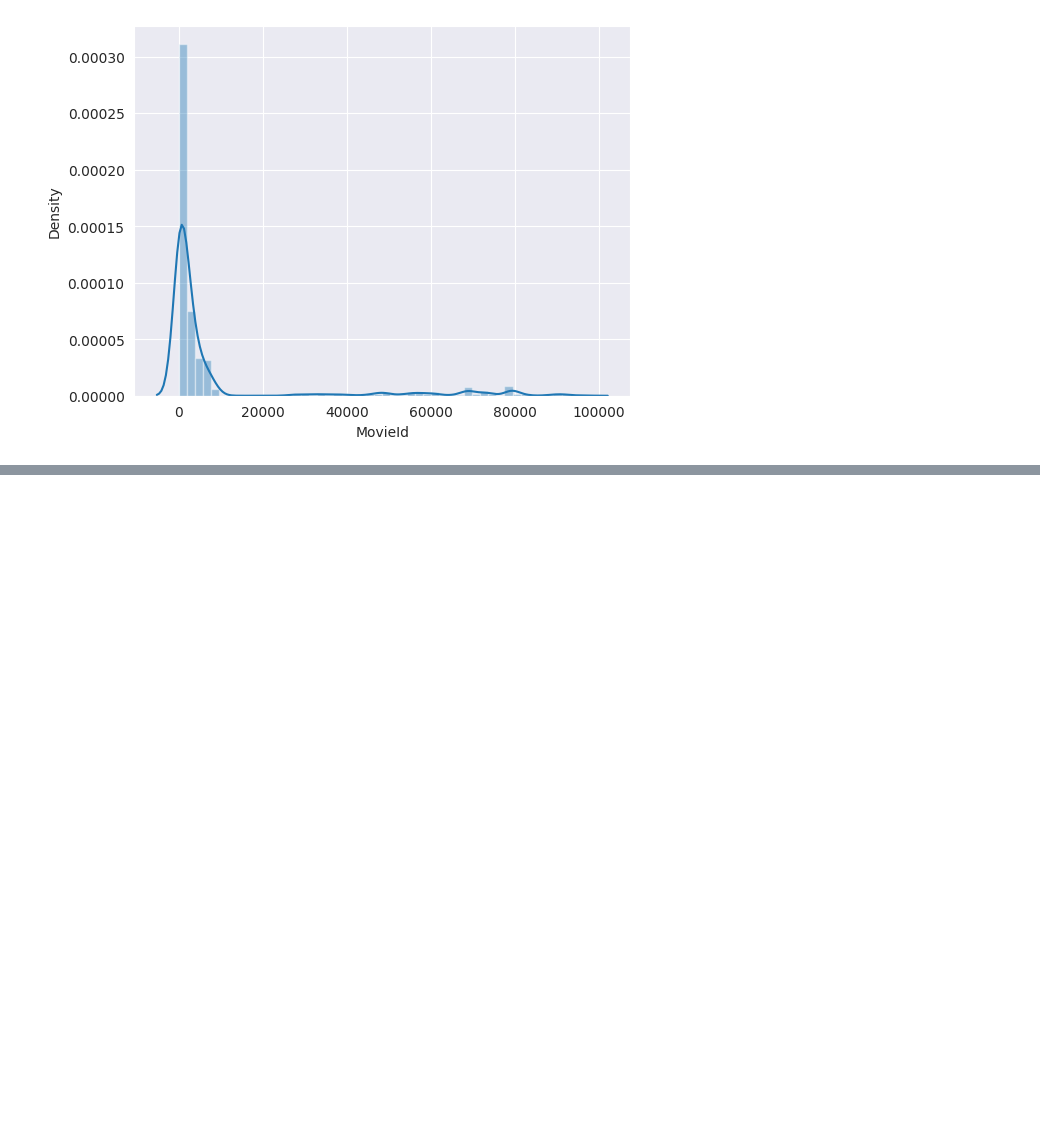
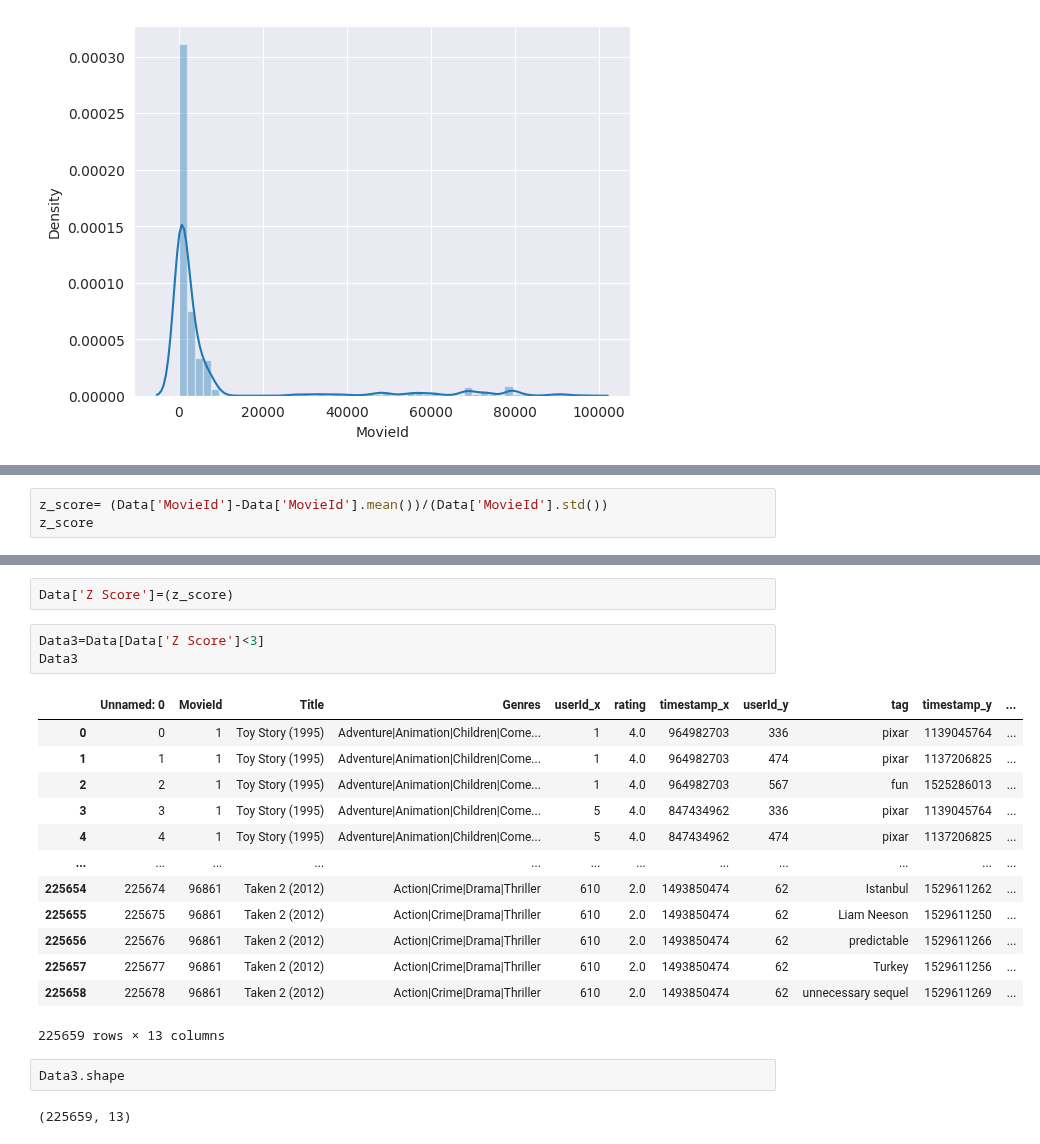
Before and after one commit to HammadAli08/Python-Toolbox, a Jupyter notebook: Outliers.ipynb, the cells around one changed output, grey strips where cells are left out. Drawn from its saved outputs; the diff is of its cells as text; blank space fills up the shorter version.

```diff
--- a/Outliers.ipynb
+++ b/Outliers.ipynb
@@ -216,0 +219,3 @@ https://gist.github.com/mwaskom/de44147ed2974457ad6372750bbe5751
+# %%
+z_score= (Data['MovieId']-Data['MovieId'].mean())/(Data['MovieId'].std())
+z_score
@@ -216,0 +235,23 @@ https://gist.github.com/mwaskom/de44147ed2974457ad6372750bbe5751
+# %%
+Data['Z Score']=(z_score)
+# %%
+Data3=Data[Data['Z Score']<3]
+Data3
+# %% [output]
+|  | Unnamed: 0 | MovieId | Title | Genres | userId_x | rating | timestamp_x | userId_y | tag | timestamp_y | ... |
+| 0 | 0 | 1 | Toy Story (1995) | Adventure|Animation|Children|Come... | 1 | 4.0 | 964982703 | 336 | pixar | 1139045764 | ... |
+| 1 | 1 | 1 | Toy Story (1995) | Adventure|Animation|Children|Come... | 1 | 4.0 | 964982703 | 474 | pixar | 1137206825 | ... |
+| 2 | 2 | 1 | Toy Story (1995) | Adventure|Animation|Children|Come... | 1 | 4.0 | 964982703 | 567 | fun | 1525286013 | ... |
+| 3 | 3 | 1 | Toy Story (1995) | Adventure|Animation|Children|Come... | 5 | 4.0 | 847434962 | 336 | pixar | 1139045764 | ... |
+| 4 | 4 | 1 | Toy Story (1995) | Adventure|Animation|Children|Come... | 5 | 4.0 | 847434962 | 474 | pixar | 1137206825 | ... |
+| ... | ... | ... | ... | ... | ... | ... | ... | ... | ... | ... | ... |
+| 225654 | 225674 | 96861 | Taken 2 (2012) | Action|Crime|Drama|Thriller | 610 | 2.0 | 1493850474 | 62 | Istanbul | 1529611262 | ... |
+| 225655 | 225675 | 96861 | Taken 2 (2012) | Action|Crime|Drama|Thriller | 610 | 2.0 | 1493850474 | 62 | Liam Neeson | 1529611250 | ... |
+| 225656 | 225676 | 96861 | Taken 2 (2012) | Action|Crime|Drama|Thriller | 610 | 2.0 | 1493850474 | 62 | predictable | 1529611266 | ... |
+| 225657 | 225677 | 96861 | Taken 2 (2012) | Action|Crime|Drama|Thriller | 610 | 2.0 | 1493850474 | 62 | Turkey | 1529611256 | ... |
+| 225658 | 225678 | 96861 | Taken 2 (2012) | Action|Crime|Drama|Thriller | 610 | 2.0 | 1493850474 | 62 | unnecessary sequel | 1529611269 | ... |
+225659 rows × 13 columns
+# %%
+Data3.shape
+# %% [output]
+(225659, 13)
```
Also changed, not shown: parts of 4 cells of this notebook.
